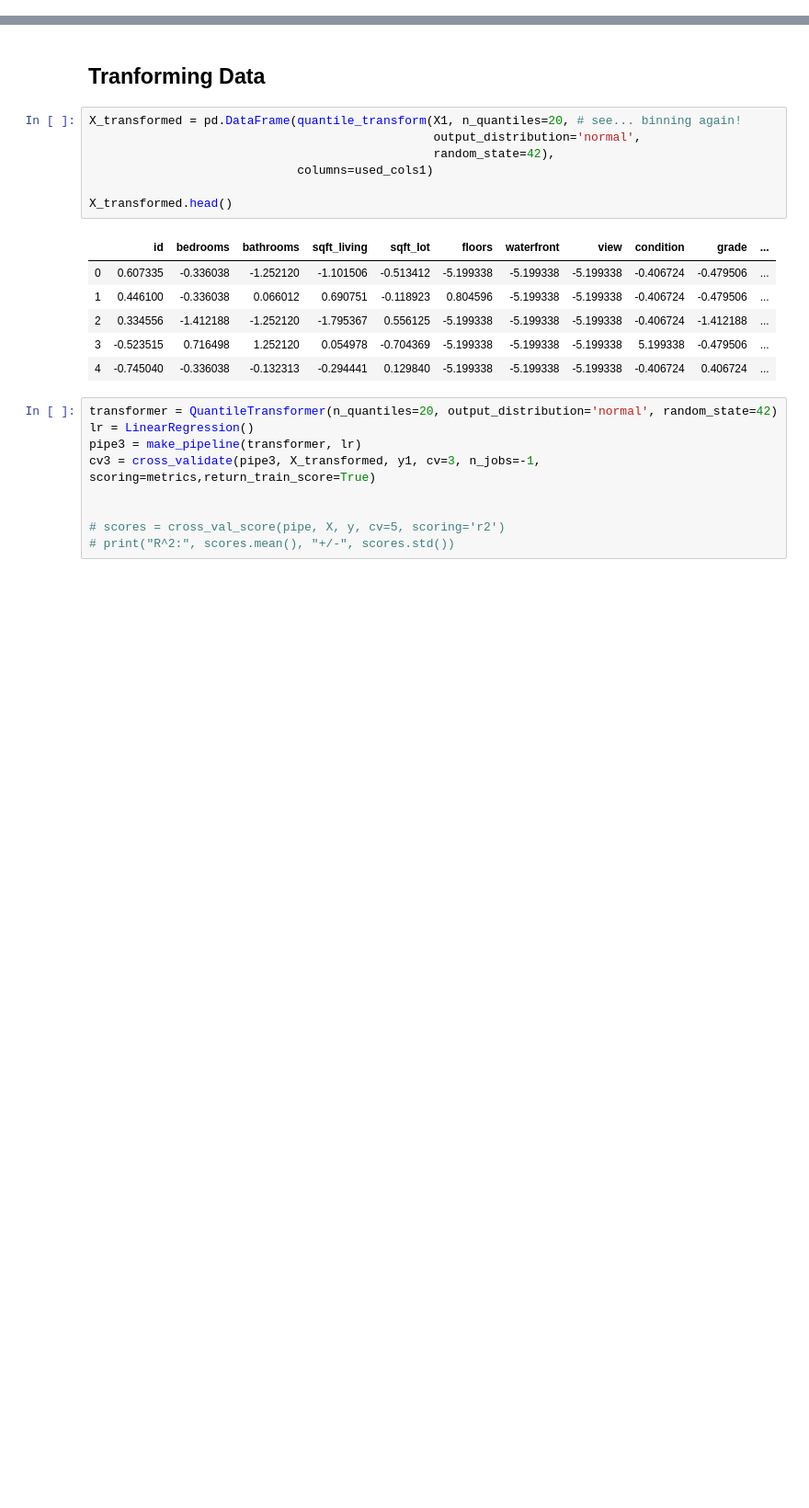
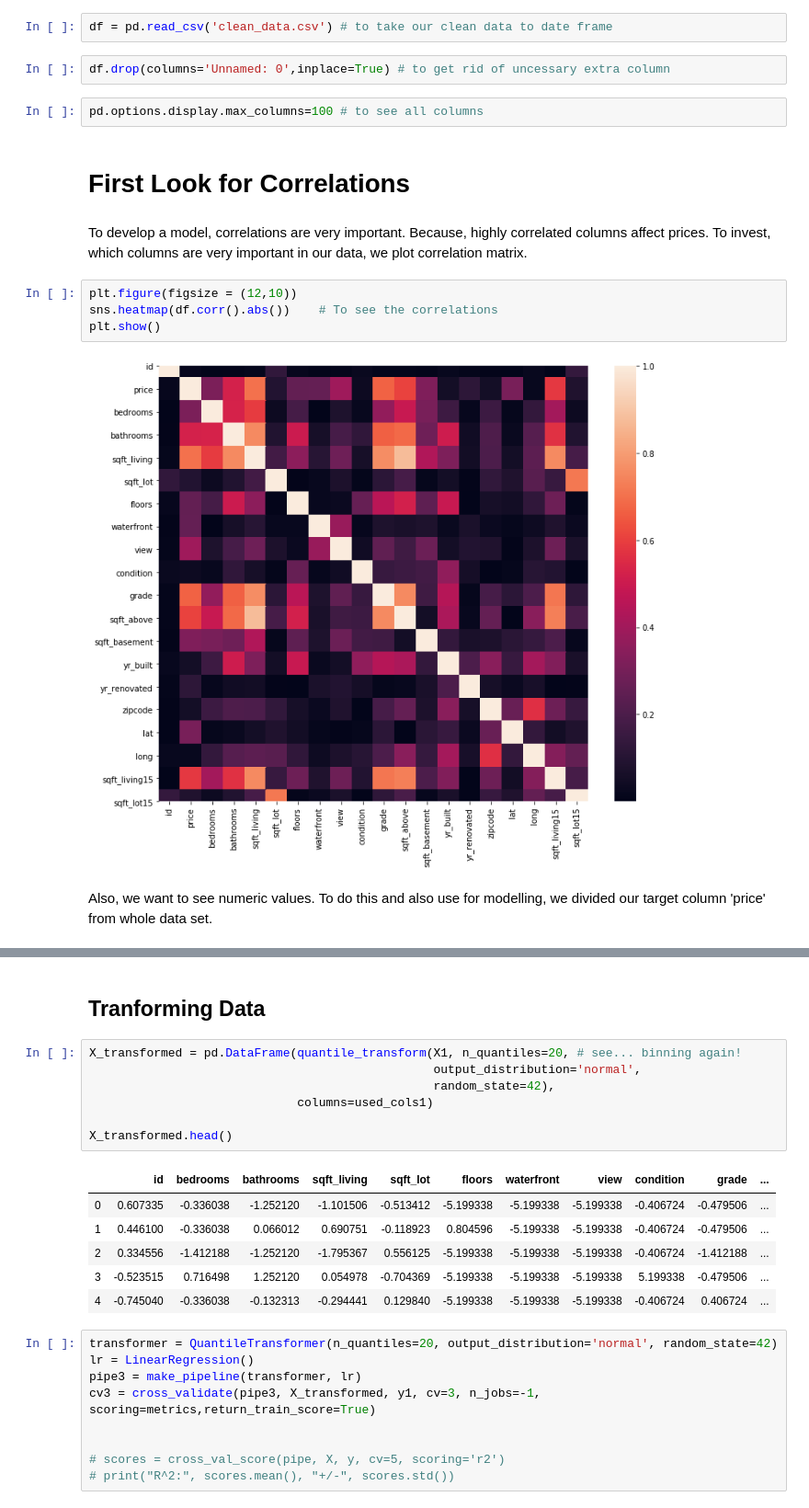
Before and after one commit to ezgigm/Project_2, a Jupyter notebook: STEP_2_Modelling.ipynb, the cells around one changed output, grey strips where cells are left out. Shown: that part at 92% size. Saved outputs shown, nothing was run; the diff lists cells and outputs as text; blank space fills up the shorter version.

Commit message:
clean till tranformation

```diff
--- a/STEP_2_Modelling.ipynb
+++ b/STEP_2_Modelling.ipynb
@@ -233,0 +47,18 @@ plt.show()
+# %%
+df = pd.read_csv('clean_data.csv') # to take our clean data to date frame
+# %%
+df.drop(columns='Unnamed: 0',inplace=True) # to get rid of uncessary extra column
+# %%
+pd.options.display.max_columns=100 # to see all columns
+# %% [markdown]
+# First Look for Correlations
+# %% [markdown]
+To develop a model, correlations are very important. Because, highly correlated columns affect prices. To invest, which columns are very important in our data, we plot correlation matrix.
+# %%
+plt.figure(figsize = (12,10))
+sns.heatmap(df.corr().abs())    # To see the correlations
+plt.show()
+# %% [output]
+[figure, added]
+# %% [markdown]
+Also, we want to see numeric values. To do this and also use for modelling, we divided our target column 'price' from whole data set.
```
Also changed, not shown: parts of 119 cells of this notebook, 1 other file.
